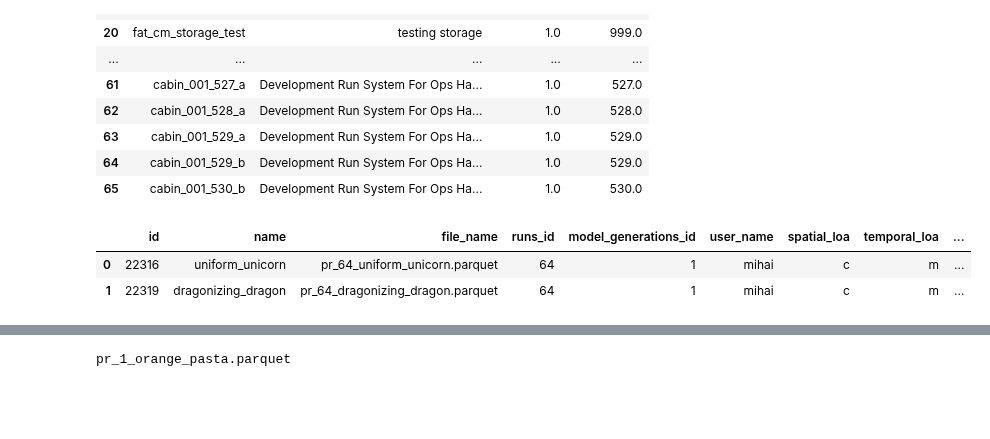
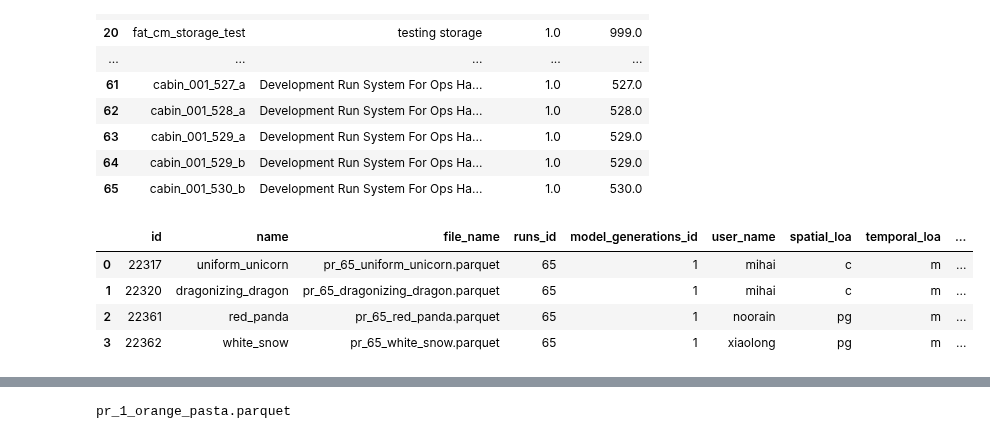
Before and after one commit to prio-data/views_pipeline, a Jupyter notebook: ensembles/white_snow/notebooks/notebook002.ipynb, the cells around one changed output, grey strips where cells are left out. Drawn from its saved outputs; the diff is of its cells as text; code cells hidden in the pictures; blank space fills up the shorter version.

```diff
--- a/ensembles/white_snow/notebooks/notebook002.ipynb
+++ b/ensembles/white_snow/notebooks/notebook002.ipynb
@@ -25,11 +25,13 @@ ViewsMetadata().get_runs()
 | 64 | cabin_001_529_b | Development Run System For Ops Ha... | 1.0 | 529.0 |
 | 65 | cabin_001_530_b | Development Run System For Ops Ha... | 1.0 | 530.0 |
 # %%
-ViewsMetadata().with_run(64).fetch()
+ViewsMetadata().with_run(65).fetch()
 # %% [output]
 |  | id | name | file_name | runs_id | model_generations_id | user_name | spatial_loa | temporal_loa | ... |
-| 0 | 22316 | uniform_unicorn | pr_64_uniform_unicorn.parquet | 64 | 1 | mihai | c | m | ... |
-| 1 | 22319 | dragonizing_dragon | pr_64_dragonizing_dragon.parquet | 64 | 1 | mihai | c | m | ... |
+| 0 | 22317 | uniform_unicorn | pr_65_uniform_unicorn.parquet | 65 | 1 | mihai | c | m | ... |
+| 1 | 22320 | dragonizing_dragon | pr_65_dragonizing_dragon.parquet | 65 | 1 | mihai | c | m | ... |
+| 2 | 22361 | red_panda | pr_65_red_panda.parquet | 65 | 1 | noorain | pg | m | ... |
+| 3 | 22362 | white_snow | pr_65_white_snow.parquet | 65 | 1 | xiaolong | pg | m | ... |
 # %%
 ViewsMetadata().fetch()
 # %% [output]
```
Also changed, not shown: 1 other file.
